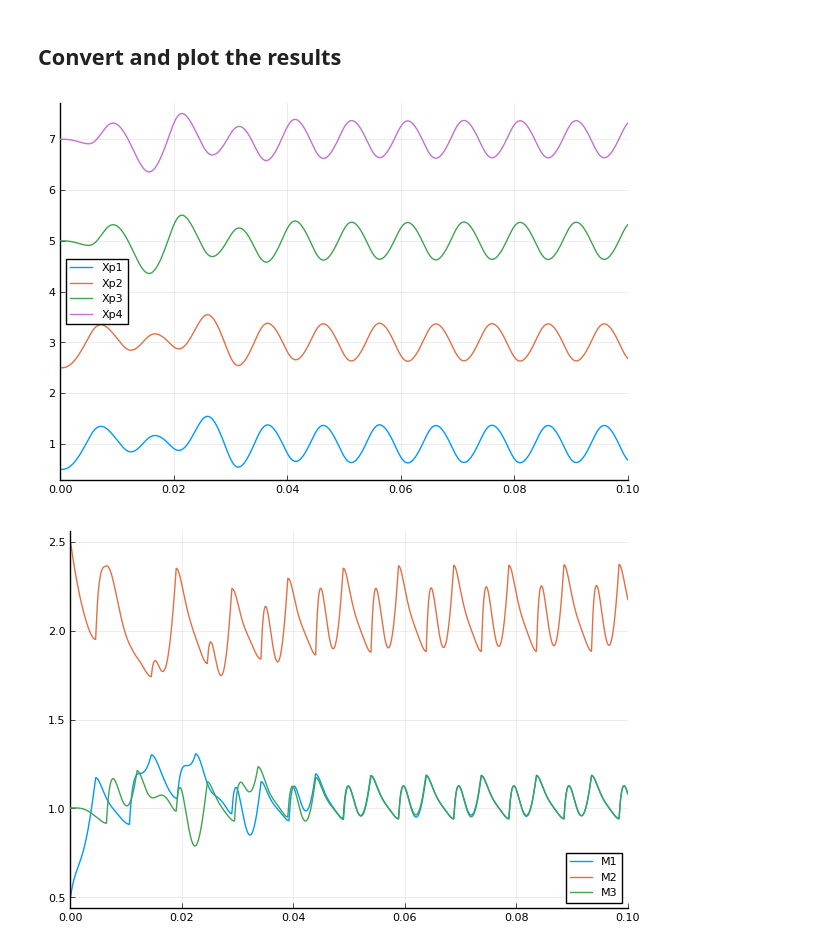
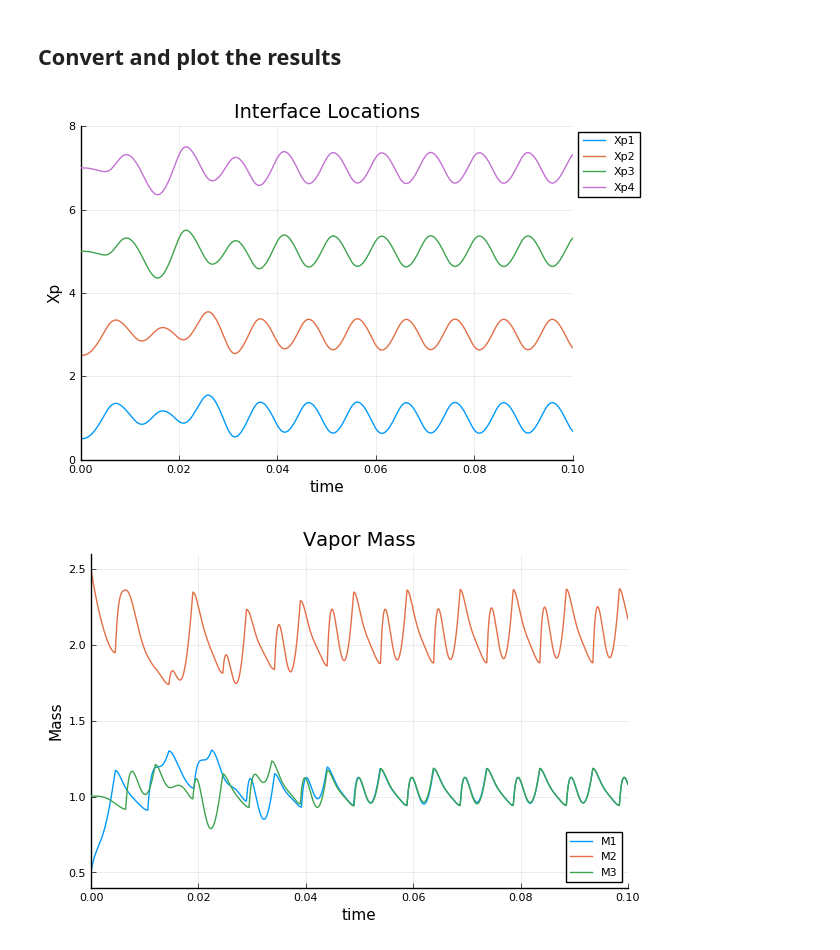
Before and after one commit to liyuxuan48/OneDThermalFlow, a Jupyter notebook: examples/U shape PHP dynamics with multiple liquid slugs.ipynb, the cells around one changed output. Saved outputs shown, nothing was run; the diff lists cells and outputs as text; code cells hidden in the pictures.

```diff
--- a/examples/U shape PHP dynamics with multiple liquid slugs.ipynb
+++ b/examples/U shape PHP dynamics with multiple liquid slugs.ipynb
@@ -125,15 +125,16 @@ result1=soltoResult(sol,sys0);
 # %%
 plot(result1.t,result1.Xp[1],label="Xp1")
 plot!(result1.t,result1.Xp[2],label="Xp2")
 plot!(result1.t,result1.Xp[3],label="Xp3")
-plot!(result1.t,result1.Xp[4],label="Xp4",xlim=(0.0,0.1))
+plot!(result1.t,result1.Xp[4],label="Xp4",xlim=(0.0,0.1),ylim=(0.0,8.0),title="Interface Locations",xlabel="time",ylabel="Xp",legend = :outertopright)
+
 savefig("Xpmulti.pdf")
 # %% [output]
-[figure, old version]
+[figure, new version]
 # %%
 plot(result1.t,result1.M[1],label="M1")
 plot!(result1.t,result1.M[2],label="M2")
-plot!(result1.t,result1.M[3],label="M3",xlim=(0.0,0.1))
+plot!(result1.t,result1.M[3],label="M3",xlim=(0.0,0.1),ylim=(0.4,2.6),title="Vapor Mass",xlabel="time",ylabel="Mass")
 savefig("Mmulti.pdf")
 # %% [output]
-[figure, old version]
+[figure, new version]
```
Also changed, not shown: 4 other files.
